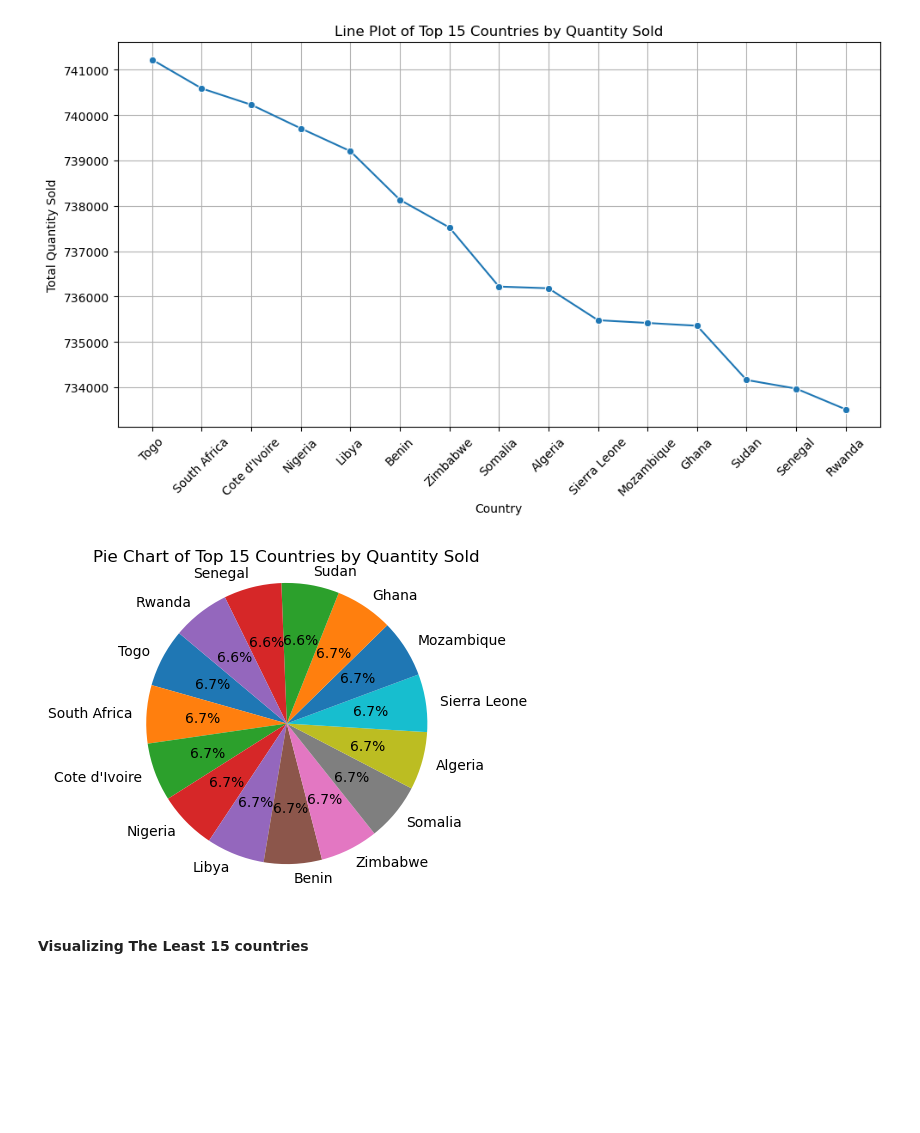
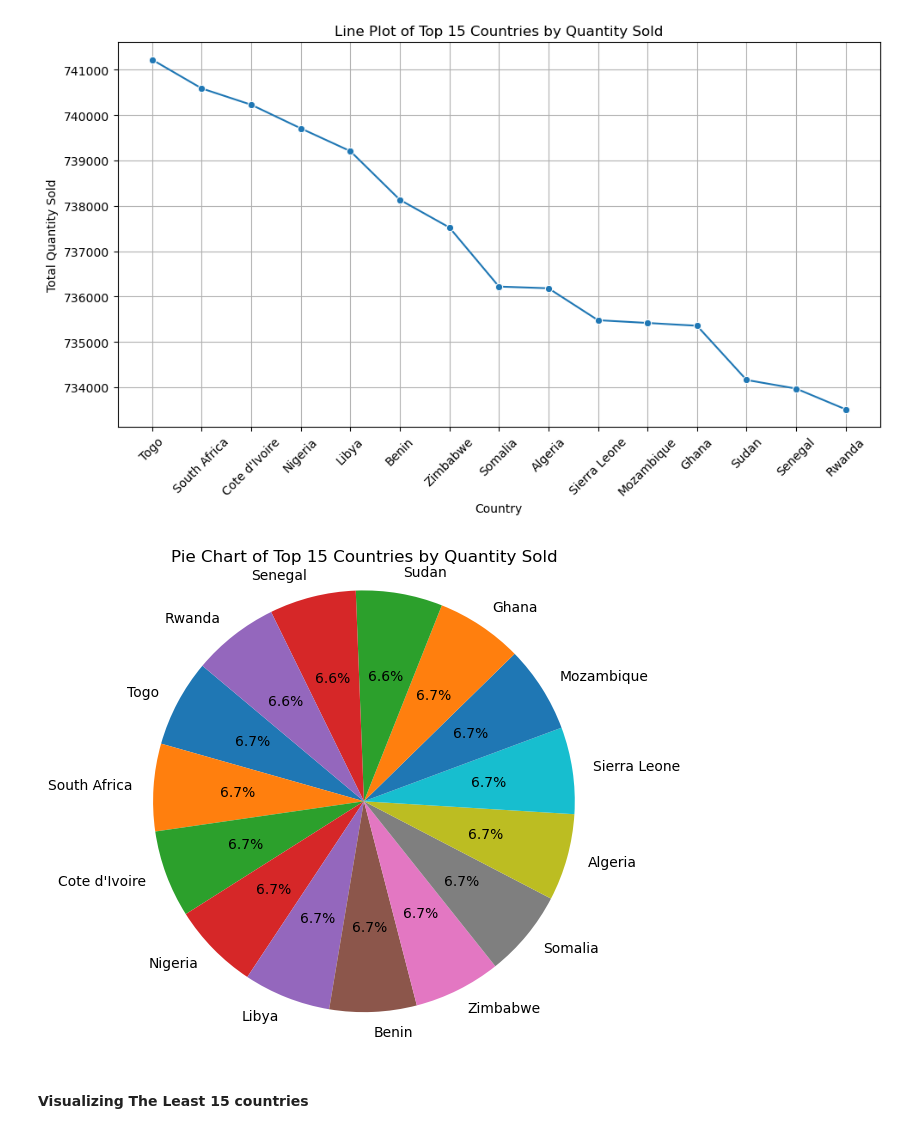
Before and after one commit to joachinhimself/Cohort-Analysis, a Jupyter notebook: Notebook/Cohort Analysis.ipynb, the cells around one changed output. Saved outputs shown, nothing was run; the diff lists cells and outputs as text; code cells hidden in the pictures; blank space fills up the shorter version.

```diff
--- a/Notebook/Cohort Analysis.ipynb
+++ b/Notebook/Cohort Analysis.ipynb
@@ -219,13 +219,13 @@ plt.show()
 # %% [output]
 [figure]
 # %%
-plt.figure(figsize=(4, 4))
+plt.figure(figsize=(6, 6))
 plt.pie(top_15_countries['Quantity'], labels=top_15_countries['Country'], autopct='%1.1f%%', startangle=140)
 plt.title('Pie Chart of Top 15 Countries by Quantity Sold')
 plt.axis('equal')  # Equal aspect ratio ensures that pie chart is circular.
 plt.show()
 # %% [output]
-[figure, old version]
+[figure, new version]
 # %% [markdown]
 #### Visualizing The Least 15 countries ####
 # %%
```
Also changed, not shown: parts of 5 cells of this notebook.
